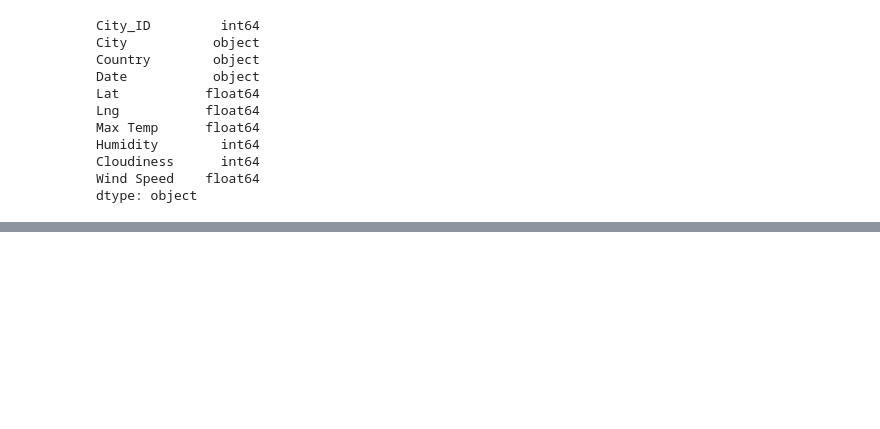
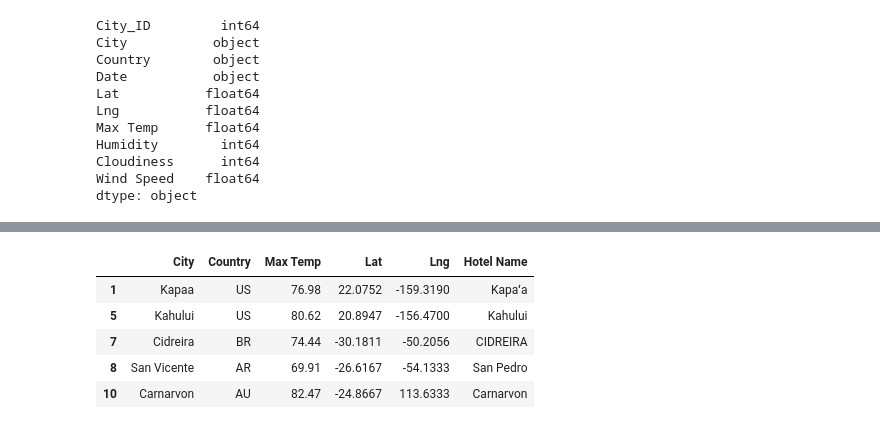
Before and after one commit to Angiecore/World_Weather_Analysis, a Jupyter notebook: VacationPy.ipynb, the cells around one changed output, grey strips where cells are left out. Cells and saved outputs as stored; diff of their text form; code cells hidden in the pictures; blank space fills up the shorter version.

```diff
--- a/VacationPy.ipynb
+++ b/VacationPy.ipynb
@@ -66,0 +273,37 @@ for temp in max_temp:
+# %%
+# Iterate through the DataFrame.
+for index, row in hotel_df.iterrows():
+    # Get the latitude and longitude.
+    lat = row["Lat"]
+    lng = row["Lng"]
+
+    # Add the latitude and longitude to location key for the params dictionary.
+    params = {
+        "location": f"{lat},{lng}",
+        "radius": 5000,
+        "types" : "hotel",
+        "key": g_key
+    }
+
+    # Use the search term: "lodging" and our latitude and longitude.
+    base_url = "https://maps.googleapis.com/maps/api/place/nearbysearch/json"
+
+    # Make request and get the JSON data from the search.
+    hotels = requests.get(base_url, params=params).json()
+
+    # Grab the first hotel from the results and store the name.
+    #hotel_df.loc[index, "Hotel Name"] = hotels["results"][0]["name"]
+
+    # Grab the first hotel from the results and store the name.
+    try:
+        hotel_df.loc[index, "Hotel Name"] = hotels["results"][0]["name"]
+    except (IndexError): print("Hotel not found... skipping.")
+# %%
+hotel_df.head()
+# %% [output]
+|  | City | Country | Max Temp | Lat | Lng | Hotel Name |
+| 1 | Kapaa | US | 76.98 | 22.0752 | -159.3190 | Kapaʻa |
+| 5 | Kahului | US | 80.62 | 20.8947 | -156.4700 | Kahului |
+| 7 | Cidreira | BR | 74.44 | -30.1811 | -50.2056 | CIDREIRA |
+| 8 | San Vicente | AR | 69.91 | -26.6167 | -54.1333 | San Pedro |
+| 10 | Carnarvon | AU | 82.47 | -24.8667 | 113.6333 | Carnarvon |
```
Also changed, not shown: parts of 23 cells of this notebook.
